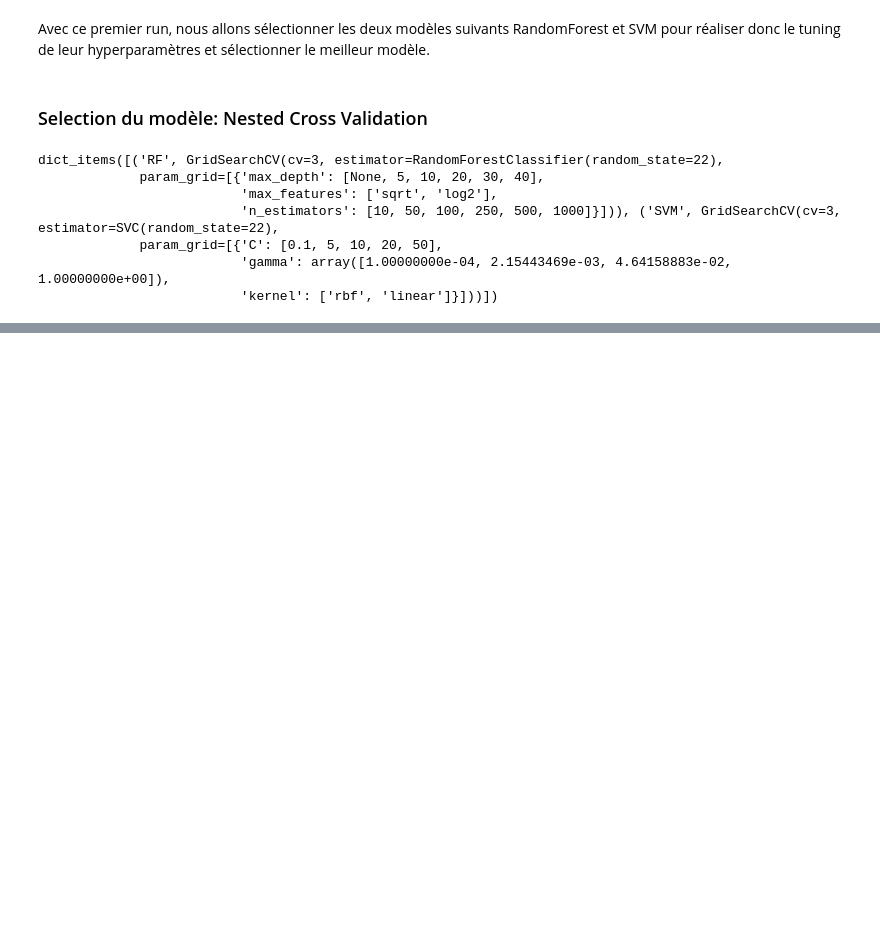
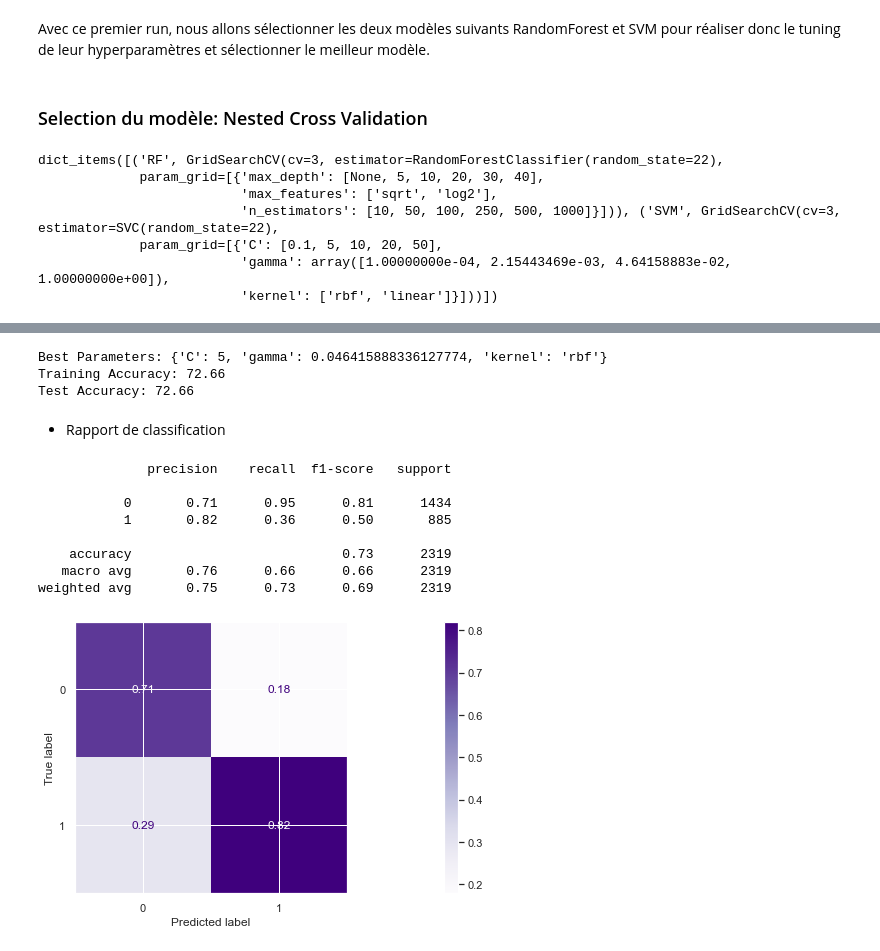
Before and after one commit to bidouze/CleanWaterData, a Jupyter notebook: Eau potable.ipynb, the cells around one changed output, grey strips where cells are left out. Saved outputs shown, nothing was run; the diff lists cells and outputs as text; code cells hidden in the pictures; blank space fills up the shorter version.

Commit message:
Modèle final + accuracy

```diff
--- a/Eau potable.ipynb
+++ b/Eau potable.ipynb
@@ -341,12 +341,11 @@ Définissons une pipeline pour cette étape de preprocessing :
 preprocessing_pipe = Pipeline([
     ('missing', SimpleImputer(strategy="mean")),
     ('std_scaler', StandardScaler())])
-X = df_train.drop('Potability', axis = 1)
-y = df_train['Potability']
+X_train = df_train.drop('Potability', axis = 1)
+y_train = df_train['Potability']
+X_test = df_train.drop('Potability', axis = 1)
+y_test = df_train['Potability']
 
-X_train, X_test, y_train, y_test = train_test_split(
-    X, y, train_size=0.8, random_state=0
-)
 preprocessing_pipe = preprocessing_pipe.fit(X_train,y_train)
 # %% [markdown]
 ## 3. Modélisation
@@ -409,9 +408,8 @@ Avec ce premier run, nous allons sélectionner les deux modèles suivants Random
 ### Selection du modèle: Nested Cross Validation
 # %%
 #preprocessing X_Train & X_Test
-X_train_p = preprocessing_pipe.fit_transform(X_train)
+X_train_p = preprocessing_pipe.transform(X_train)
 X_test_p = preprocessing_pipe.transform(X_test)
-
 #Définition des modèles à étudier
 clf_rf  = RandomForestClassifier(random_state=22)
 clf_svc = SVC(random_state=22)
@@ -464,0 +474,35 @@ KeyboardInterrupt:
+# %%
+from sklearn.metrics import accuracy_score
+
+final_clf = gridcvs['SVM']
+final_clf.fit(X_train_p, y_train)
+
+print(f'Best Parameters: {final_clf.best_params_}')
+
+train_acc = accuracy_score(y_true=y_train, y_pred=final_clf.predict(X_train_p))
+test_acc = accuracy_score(y_true=y_test, y_pred=final_clf.predict(X_test_p))
+
+print(f'Training Accuracy: {100*train_acc:.2f}')
+print(f'Test Accuracy: {100*test_acc:.2f}')
+# %% [output]
+Best Parameters: {'C': 5, 'gamma': 0.046415888336127774, 'kernel': 'rbf'}
+Training Accuracy: 72.66
+Test Accuracy: 72.66
+# %% [markdown]
+* Rapport de classification
+# %%
+y_pred = final_clf.predict(X_test_p)
+print(classification_report(y_train, y_pred))
+
+fig,ax = plt.subplots(figsize=(35,5));
+ConfusionMatrixDisplay(confusion_matrix(y_train, y_pred, normalize="pred")).plot(cmap='Purples', ax=ax);
+# %% [output]
+              precision    recall  f1-score   support
+
+           0       0.71      0.95      0.81      1434
+           1       0.82      0.36      0.50       885
+
+    accuracy                           0.73      2319
+   macro avg       0.76      0.66      0.66      2319
+weighted avg       0.75      0.73      0.69      2319
+[figure, added]
```
Also changed, not shown: parts of 2 cells of this notebook.
